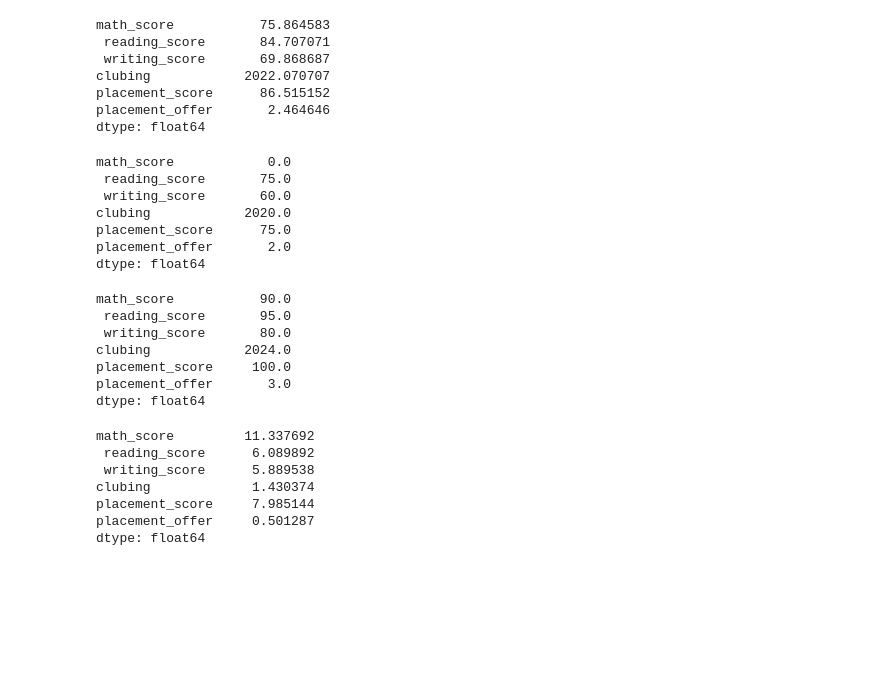
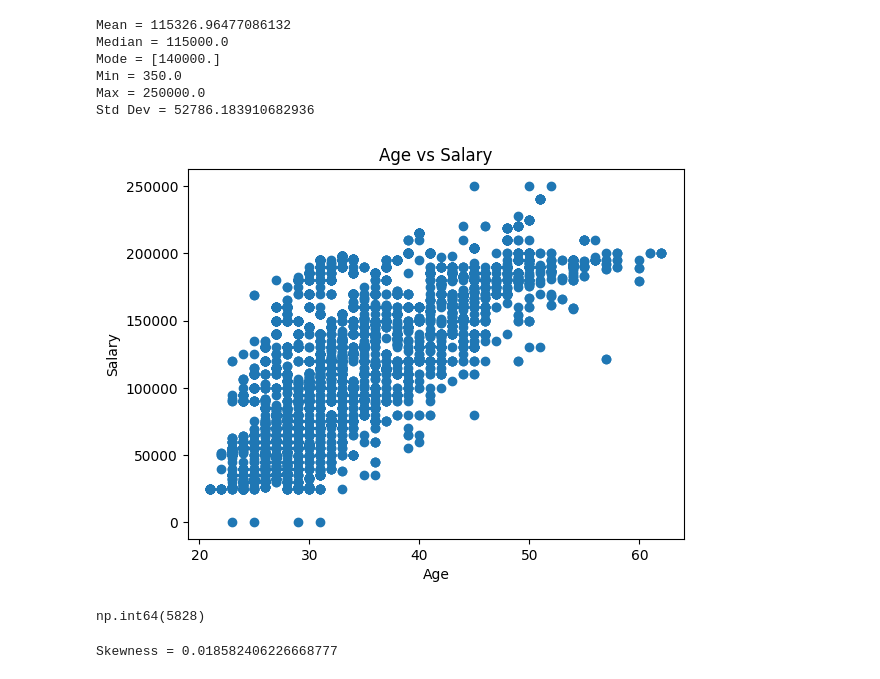
Before and after one commit to rajkumarmeshram303-collab/DSBDA, a Jupyter notebook: Untitled1.ipynb, the cells around one changed output. Drawn from its saved outputs; the diff is of its cells as text; code cells hidden in the pictures; blank space fills up the shorter version.

```diff
--- a/Untitled1.ipynb
+++ b/Untitled1.ipynb
@@ -74,40 +37,39 @@ df.describe()
-# %%
-df.mean(numeric_only=True)
-# %% [output]
-math_score           75.864583
- reading_score       84.707071
- writing_score       69.868687
-clubing            2022.070707
-placement_score      86.515152
-placement_offer       2.464646
-dtype: float64
-# %%
-df.min(numeric_only=True)
-# %% [output]
-math_score            0.0
- reading_score       75.0
- writing_score       60.0
-clubing            2020.0
-placement_score      75.0
-placement_offer       2.0
-dtype: float64
-# %%
-df.max(numeric_only=True)
-# %% [output]
-math_score           90.0
- reading_score       95.0
- writing_score       80.0
-clubing            2024.0
-placement_score     100.0
-placement_offer       3.0
-dtype: float64
-# %%
-df.std(numeric_only=True)
-# %% [output]
-math_score         11.337692
- reading_score      6.089892
- writing_score      5.889538
-clubing             1.430374
-placement_score     7.985144
-placement_offer     0.501287
-dtype: float64
+# %%
+mean = data['Salary'].mean()
+median = data['Salary'].median()
+mode = data['Salary'].mode()
+sd = data['Salary'].std()
+
+min_val = data['Salary'].min()
+max_val = data['Salary'].max()
+
+print("Mean =", mean)
+print("Median =", median)
+print("Mode =", mode.values)
+print("Min =", min_val)
+print("Max =", max_val)
+print("Std Dev =", sd)
+# %% [output]
+Mean = 115326.96477086132
+Median = 115000.0
+Mode = [140000.]
+Min = 350.0
+Max = 250000.0
+Std Dev = 52786.183910682936
+# %%
+plt.scatter(data['Age'], data['Salary'])
+plt.xlabel("Age")
+plt.ylabel("Salary")
+plt.title("Age vs Salary")
+plt.show()
+# %% [output]
+[figure, added]
+# %%
+(data['Salary'] > 50000).sum()
+# %% [output]
+np.int64(5828)
+# %%
+skewness = (3 * (mean - median)) / sd
+print(f"Skewness = {skewness}")
+# %% [output]
+Skewness = 0.018582406226668777
```
Also changed, not shown: parts of 16 cells of this notebook.
